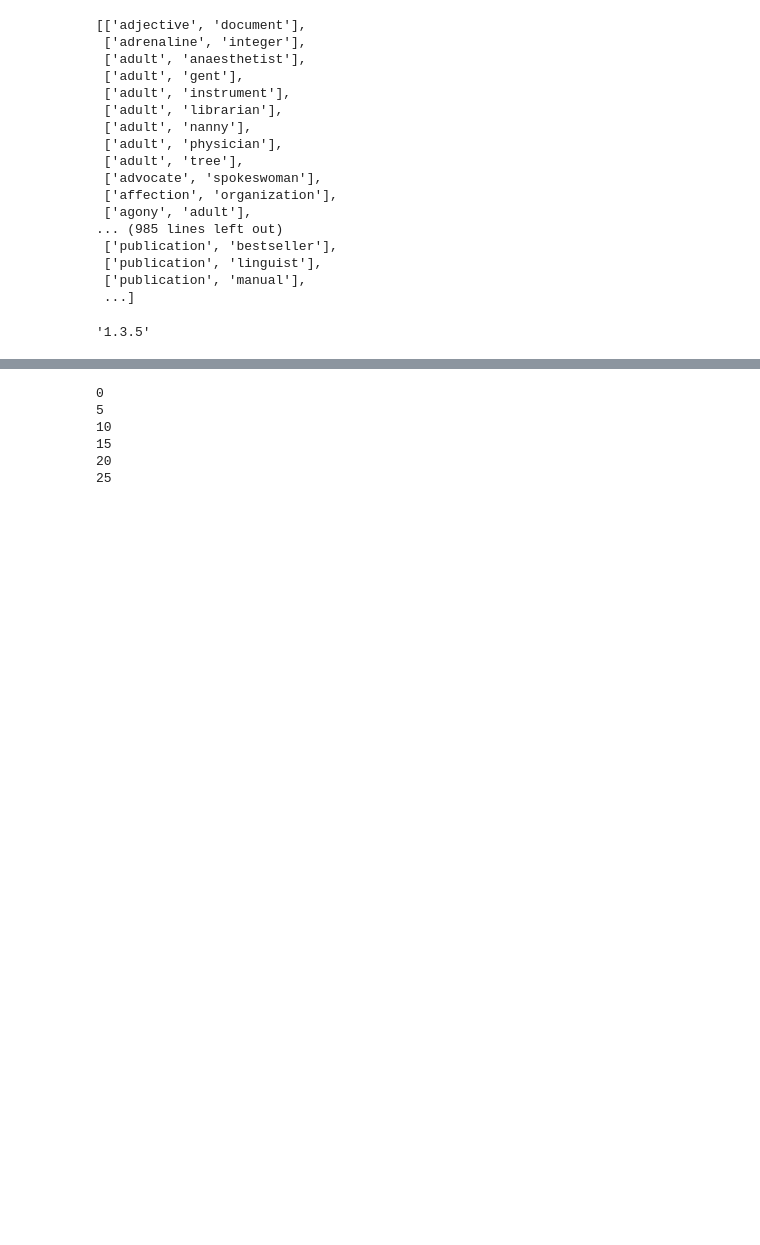
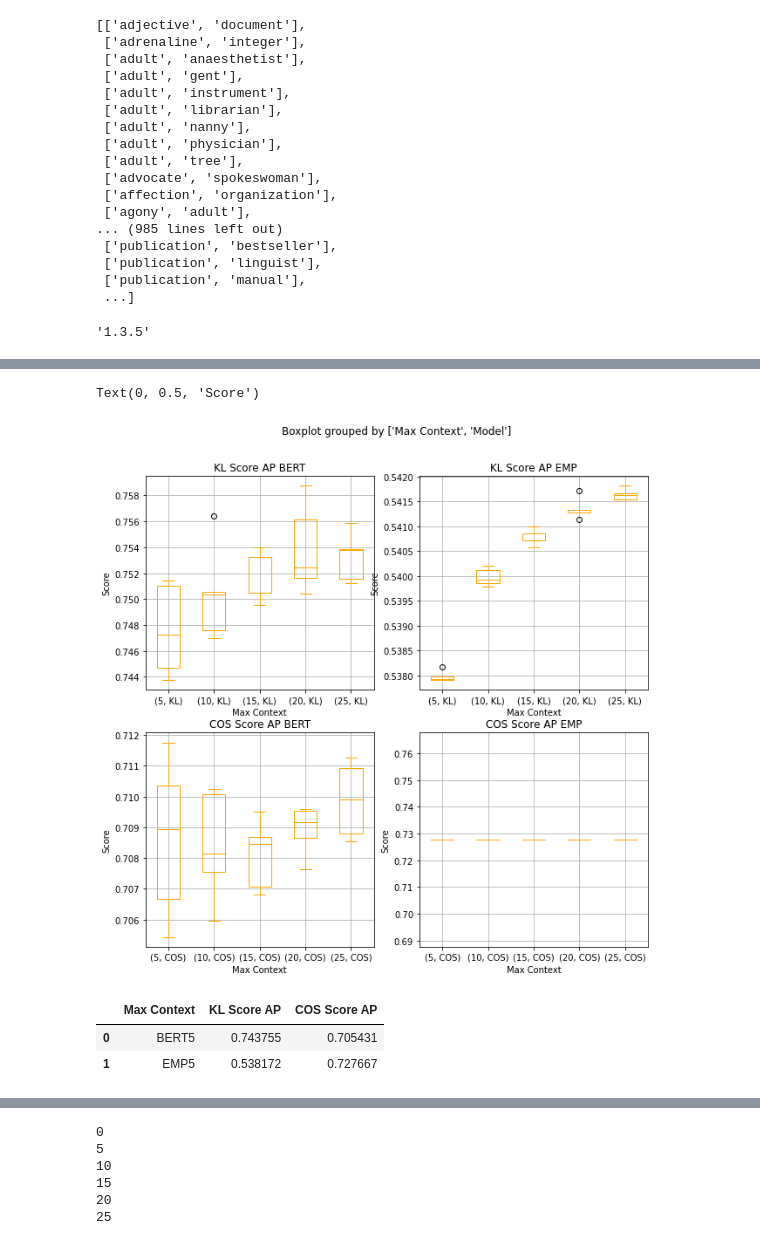
Before and after one commit to roritol/Bachelor-thesis, a Jupyter notebook: jupyter_notebook/Pipeline_Bert_Baroni.ipynb, the cells around one changed output, grey strips where cells are left out. Saved outputs shown, nothing was run; the diff lists cells and outputs as text; code cells hidden in the pictures; blank space fills up the shorter version.

```diff
--- a/jupyter_notebook/Pipeline_Bert_Baroni.ipynb
+++ b/jupyter_notebook/Pipeline_Bert_Baroni.ipynb
@@ -329,6 +376,74 @@ pd.__version__
+# %%
+import pickle5 as pickle
+import pandas as pd
+from tqdm import tqdm
+import matplotlib.pyplot as plt
+
+# Initialize an empty dataframe to store the merged data
+df = pd.DataFrame()
+
+# Loop through the pickled files and merge them
+for j in tqdm(range(1,6)):
+    for i in range(5,26,5):
+        with open(f'../data_shared/fixed/df_AP{i}_Falsenum{j}.pickle', 'rb') as f:
+            df1 = pickle.load(f)
+        df = pd.concat([df, df1])
+
+# Split the dataframe into separate dataframes for BERT and EMP scores
+df_bert = df[df['Max Context'].str.contains("BERT")]
+df_emp = df[df['Max Context'].str.contains("EMP")]
+
+fig, axes = plt.subplots(nrows=2, ncols=2, figsize=(10, 10))
+
+# KL Score AP BERT
+df_kl_bert = df_bert.melt(id_vars='Max Context', value_vars=['KL Score AP'], value_name='Score')
+df_kl_bert['Model'] = df_kl_bert['variable'].apply(lambda x: x.split()[0])
+df_kl_bert['Max Context'] = df_kl_bert['Max Context'].apply(lambda x: int(x.split("BERT")[1]))
+
+df_kl_bert.boxplot(by=['Max Context', 'Model'], ax=axes[0, 0], color='orange')
+axes[0, 0].set_title('KL Score AP BERT')
+axes[0, 0].set_xlabel('Max Context')
+axes[0, 0].set_ylabel('Score')
+
+# KL Score AP EMP
+df_kl_emp = df_emp.melt(id_vars='Max Context', value_vars=['KL Score AP'], value_name='Score')
+df_kl_emp['Model'] = df_kl_emp['variable'].apply(lambda x: x.split()[0])
+df_kl_emp['Max Context'] = df_kl_emp['Max Context'].apply(lambda x: int(x.split("EMP")[1]))
+
+df_kl_emp.boxplot(by=['Max Context', 'Model'], ax=axes[0, 1], color='orange')
+axes[0, 1].set_title('KL Score AP EMP')
+axes[0, 1].set_xlabel('Max Context')
+axes[0, 1].set_ylabel('Score')
+
+# COS Score AP BERT
+df_cos_bert = df_bert.melt(id_vars='Max Context', value_vars=['COS Score AP'], value_name='Score')
+df_cos_bert['Model'] = df_cos_bert['variable'].apply(lambda x: x.split()[0])
+df_cos_bert['Max Context'] = df_cos_bert['Max Context'].apply(lambda x: int(x.split("BERT")[1]))
+
+df_cos_bert.boxplot(by=['Max Context', 'Model'], ax=axes[1, 0], color='orange')
+axes[1, 0].set_title('COS Score AP BERT')
+axes[1, 0].set_xlabel('Max Context')
+axes[1, 0].set_ylabel('Score')
+
+# COS Score AP EMP
+df_cos_emp = df_emp.melt(id_vars='Max Context', value_vars=['COS Score AP'], value_name='Score')
+df_cos_emp['Model'] = df_cos_emp['variable'].apply(lambda x: x.split()[0])
+df_cos_emp['Max Context'] = df_cos_emp['Max Context'].apply(lambda x: int(x.split("EMP")[1]))
+
+
+df_cos_emp.boxplot(by=['Max Context', 'Model'], ax=axes[1, 1], color='orange')
+axes[1, 1].set_title('COS Score AP EMP')
+axes[1, 1].set_xlabel('Max Context')
+axes[1, 1].set_ylabel('Score')
+# %% [output]
+Text(0, 0.5, 'Score')
+[figure, added]
 # %%
-import pickle5 as pickle
+with open(f'../data_shared/fixed/df_AP5_Falsenum1.pickle', 'rb') as f:
+    df1 = pickle.load(f)
 
-
-with open('../data_shared/fixed/df_AP5_Falsenum1.pickle', 'rb') as f:
-    df_AP5_Falsenum1 = pickle.load(f)
+df1
+# %% [output]
+|  | Max Context | KL Score AP | COS Score AP |
+| 0 | BERT5 | 0.743755 | 0.705431 |
+| 1 | EMP5 | 0.538172 | 0.727667 |
```
Also changed, not shown: parts of 3 cells of this notebook, 4 other files.
